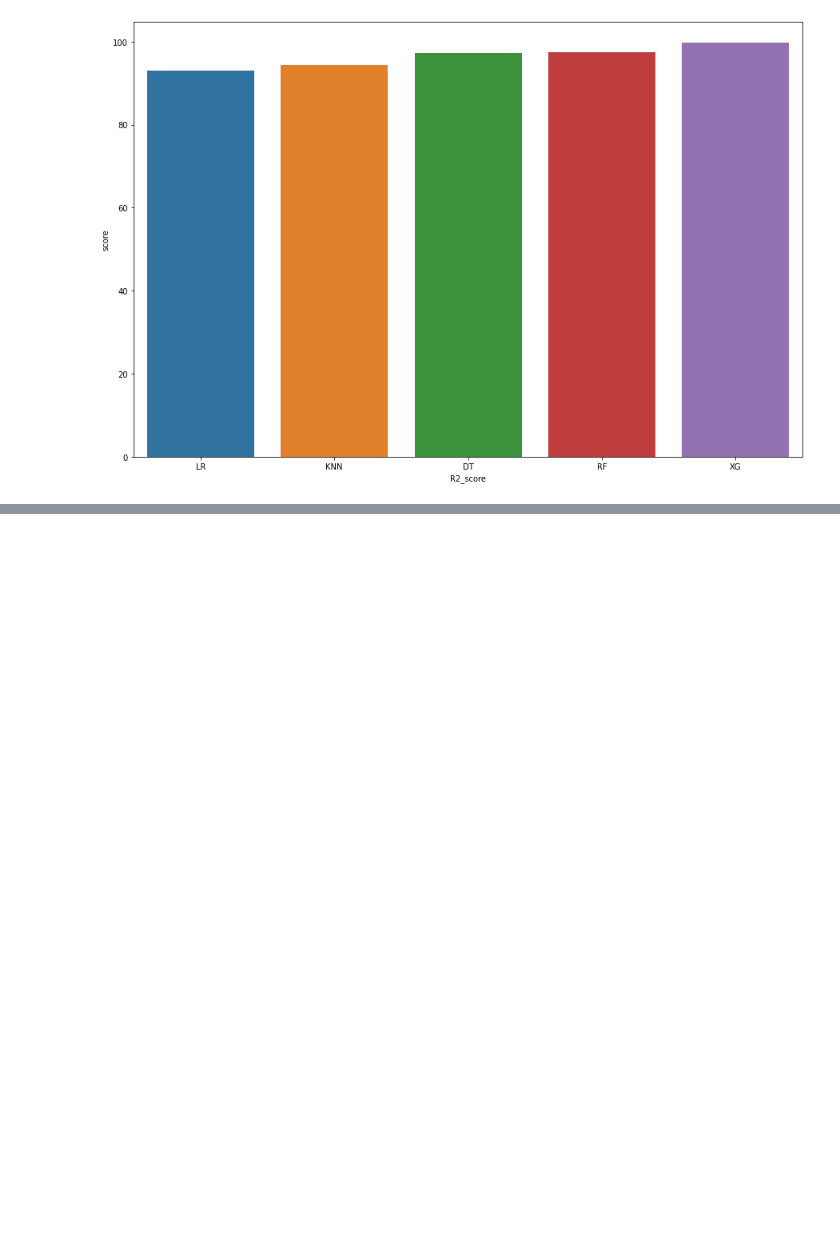
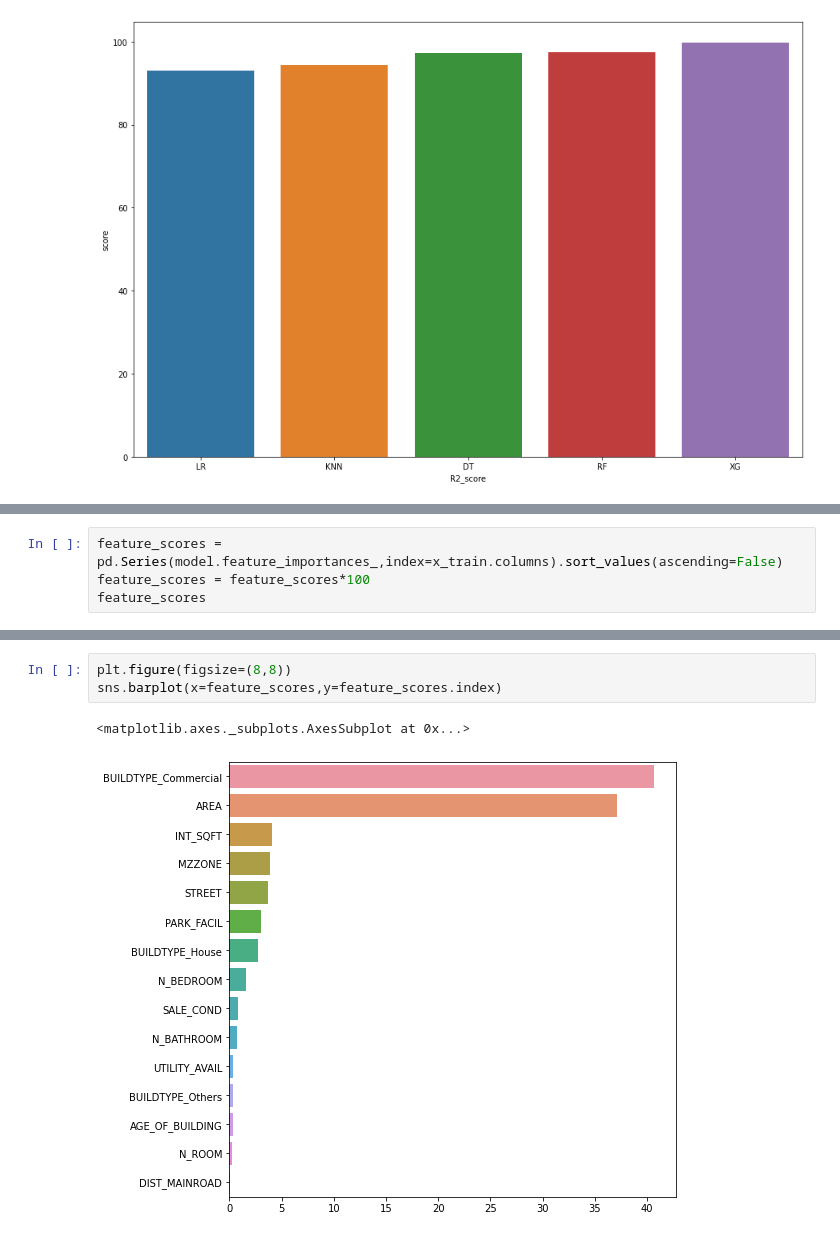
Before and after one commit to Kaviarasan25/DS-PROJECT-CHENNAI-HOUSE-PRICE-PREDICTION, a Jupyter notebook: HOUSE_PRICE_PREDICTION_CHENNAI_CITY.ipynb, the cells around one changed output, grey strips where cells are left out. Cells and saved outputs as stored; diff of their text form; blank space fills up the shorter version.

```diff
--- a/HOUSE_PRICE_PREDICTION_CHENNAI_CITY.ipynb
+++ b/HOUSE_PRICE_PREDICTION_CHENNAI_CITY.ipynb
@@ -1274,0 +1346,4 @@ sns.barplot(x=R2_df.R2_score,y=R2_df.score)
+# %%
+feature_scores = pd.Series(model.feature_importances_,index=x_train.columns).sort_values(ascending=False)
+feature_scores = feature_scores*100
+feature_scores
@@ -1274,0 +1367,6 @@ sns.barplot(x=R2_df.R2_score,y=R2_df.score)
+# %%
+plt.figure(figsize=(8,8))
+sns.barplot(x=feature_scores,y=feature_scores.index)
+# %% [output]
+<matplotlib.axes._subplots.AxesSubplot at 0x...>
+[figure, added]
```
Also changed, not shown: parts of 22 cells of this notebook.
